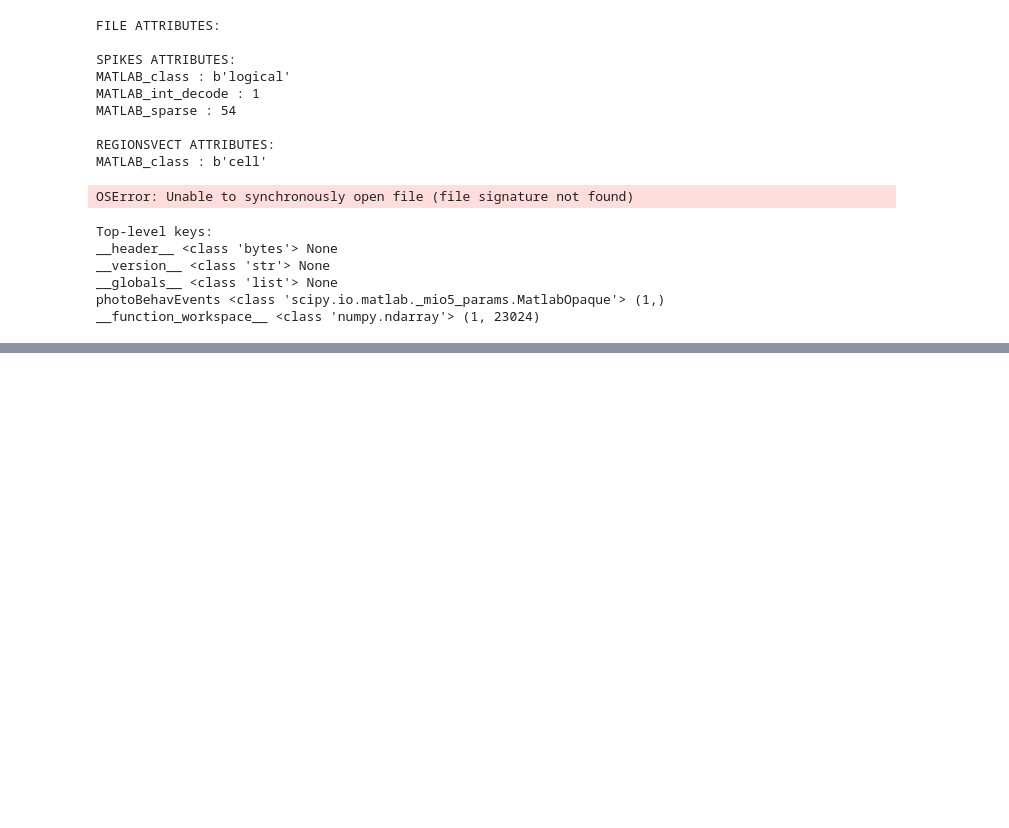
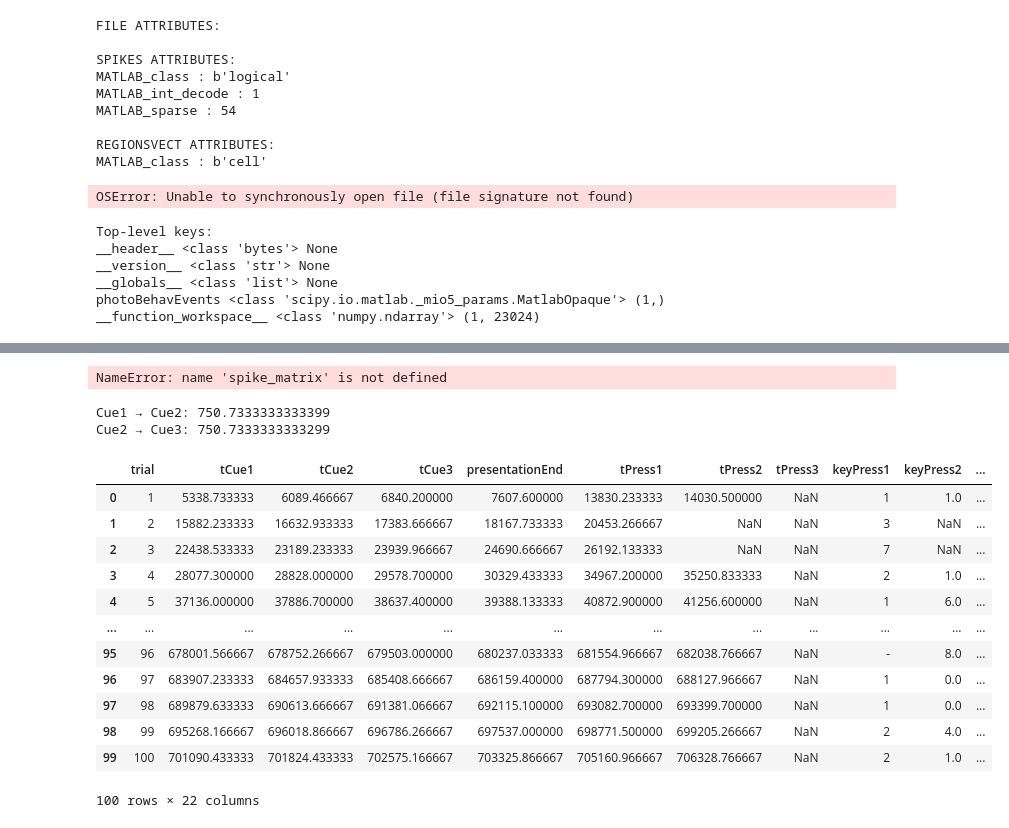
Before and after one commit to Shafiq-Abdu/number-simplex-reproduction, a Jupyter notebook: notebooks/01_explore_data.ipynb, the cells around one changed output, grey strips where cells are left out. Saved outputs shown, nothing was run; the diff lists cells and outputs as text; code cells hidden in the pictures; blank space fills up the shorter version.

```diff
--- a/notebooks/01_explore_data.ipynb
+++ b/notebooks/01_explore_data.ipynb
@@ -347,0 +381,34 @@ behav.head()
+# %%
+n_time_samples = spike_matrix.shape[1]
+
+last_event_time = behav["timeFeedback"].max()
+
+print("Spike recording length:", n_time_samples)
+print("Last feedback time:", last_event_time)
+print("Difference:", n_time_samples - last_event_time)
+# %% [output]
+NameError: name 'spike_matrix' is not defined
+# %%
+trial1 = behav.iloc[0]
+
+print("Cue1 → Cue2:", trial1["tCue2"] - trial1["tCue1"])
+print("Cue2 → Cue3:", trial1["tCue3"] - trial1["tCue2"])
+# %% [output]
+Cue1 → Cue2: 750.7333333333399
+Cue2 → Cue3: 750.7333333333299
+# %%
+behav
+# %% [output]
+|  | trial | tCue1 | tCue2 | tCue3 | presentationEnd | tPress1 | tPress2 | tPress3 | keyPress1 | keyPress2 | ... |
+| 0 | 1 | 5338.733333 | 6089.466667 | 6840.200000 | 7607.600000 | 13830.233333 | 14030.500000 | NaN | 1 | 1.0 | ... |
+| 1 | 2 | 15882.233333 | 16632.933333 | 17383.666667 | 18167.733333 | 20453.266667 | NaN | NaN | 3 | NaN | ... |
+| 2 | 3 | 22438.533333 | 23189.233333 | 23939.966667 | 24690.666667 | 26192.133333 | NaN | NaN | 7 | NaN | ... |
+| 3 | 4 | 28077.300000 | 28828.000000 | 29578.700000 | 30329.433333 | 34967.200000 | 35250.833333 | NaN | 2 | 1.0 | ... |
+| 4 | 5 | 37136.000000 | 37886.700000 | 38637.400000 | 39388.133333 | 40872.900000 | 41256.600000 | NaN | 1 | 6.0 | ... |
+| ... | ... | ... | ... | ... | ... | ... | ... | ... | ... | ... | ... |
+| 95 | 96 | 678001.566667 | 678752.266667 | 679503.000000 | 680237.033333 | 681554.966667 | 682038.766667 | NaN | - | 8.0 | ... |
+| 96 | 97 | 683907.233333 | 684657.933333 | 685408.666667 | 686159.400000 | 687794.300000 | 688127.966667 | NaN | 1 | 0.0 | ... |
+| 97 | 98 | 689879.633333 | 690613.666667 | 691381.066667 | 692115.100000 | 693082.700000 | 693399.700000 | NaN | 1 | 0.0 | ... |
+| 98 | 99 | 695268.166667 | 696018.866667 | 696786.266667 | 697537.000000 | 698771.500000 | 699205.266667 | NaN | 2 | 4.0 | ... |
+| 99 | 100 | 701090.433333 | 701824.433333 | 702575.166667 | 703325.866667 | 705160.966667 | 706328.766667 | NaN | 2 | 1.0 | ... |
+100 rows × 22 columns
```
Also changed, not shown: parts of 8 cells of this notebook.
